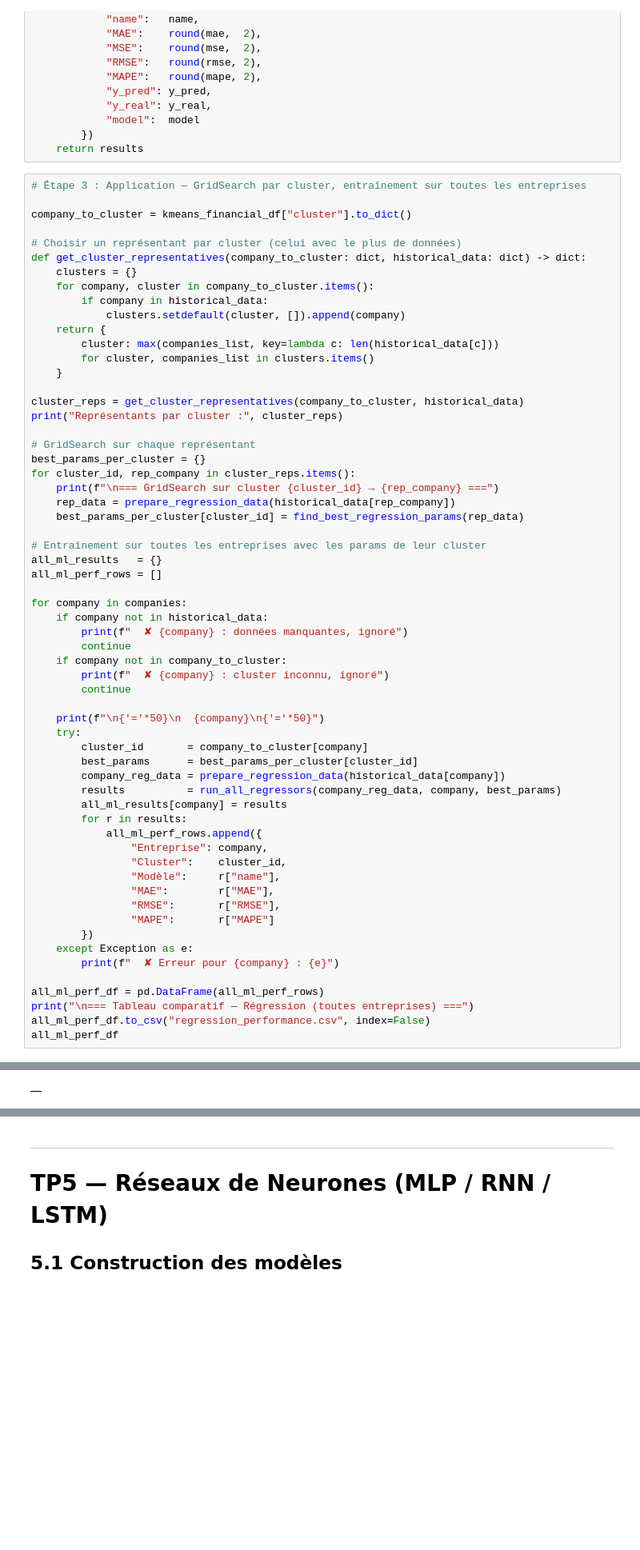
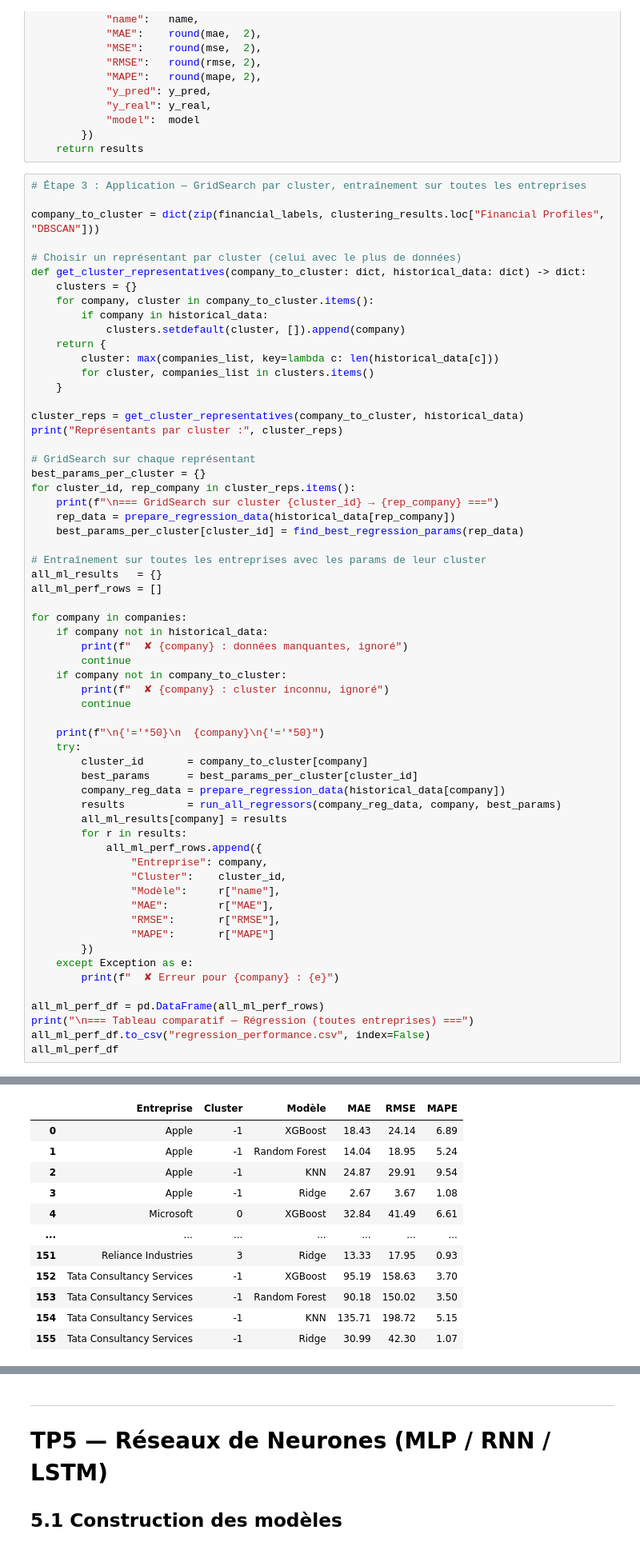
Before and after one commit to huimin-zhang-8/DS_finance, a Jupyter notebook: projet.ipynb, the cells around one changed output, grey strips where cells are left out. Shown at 80% size. Saved outputs shown, nothing was run; the diff lists cells and outputs as text; blank space fills up the shorter version.

```diff
--- a/projet.ipynb
+++ b/projet.ipynb
@@ -1164,7 +1164,7 @@ def run_all_regressors(reg_data: dict, company: str, best_params: dict) -> list:
 # %%
 # Étape 3 : Application — GridSearch par cluster, entraînement sur toutes les entreprises
 
-company_to_cluster = kmeans_financial_df["cluster"].to_dict()
+company_to_cluster = dict(zip(financial_labels, clustering_results.loc["Financial Profiles", "DBSCAN"]))
 
 # Choisir un représentant par cluster (celui avec le plus de données)
 def get_cluster_representatives(company_to_cluster: dict, historical_data: dict) -> dict:
@@ -1241,3 +1241,14 @@ Représentants par cluster : {}
 
 === Tableau comparatif — Régression (toutes entreprises) ===
-|  |
+|  | Entreprise | Cluster | Modèle | MAE | RMSE | MAPE |
+| 0 | Apple | -1 | XGBoost | 18.43 | 24.14 | 6.89 |
+| 1 | Apple | -1 | Random Forest | 14.04 | 18.95 | 5.24 |
+| 2 | Apple | -1 | KNN | 24.87 | 29.91 | 9.54 |
+| 3 | Apple | -1 | Ridge | 2.67 | 3.67 | 1.08 |
+| 4 | Microsoft | 0 | XGBoost | 32.84 | 41.49 | 6.61 |
+| ... | ... | ... | ... | ... | ... | ... |
+| 151 | Reliance Industries | 3 | Ridge | 13.33 | 17.95 | 0.93 |
+| 152 | Tata Consultancy Services | -1 | XGBoost | 95.19 | 158.63 | 3.70 |
+| 153 | Tata Consultancy Services | -1 | Random Forest | 90.18 | 150.02 | 3.50 |
+| 154 | Tata Consultancy Services | -1 | KNN | 135.71 | 198.72 | 5.15 |
+| 155 | Tata Consultancy Services | -1 | Ridge | 30.99 | 42.30 | 1.07 |
```
Also changed, not shown: parts of 8 cells of this notebook, 7 other files.
